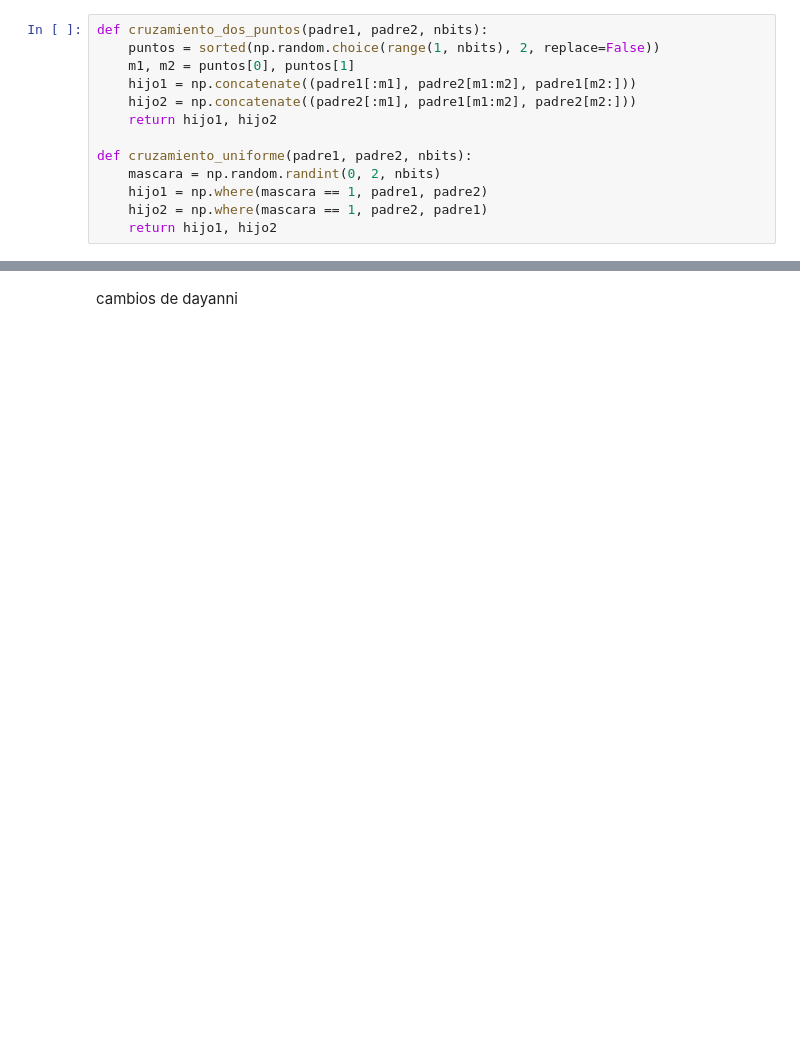
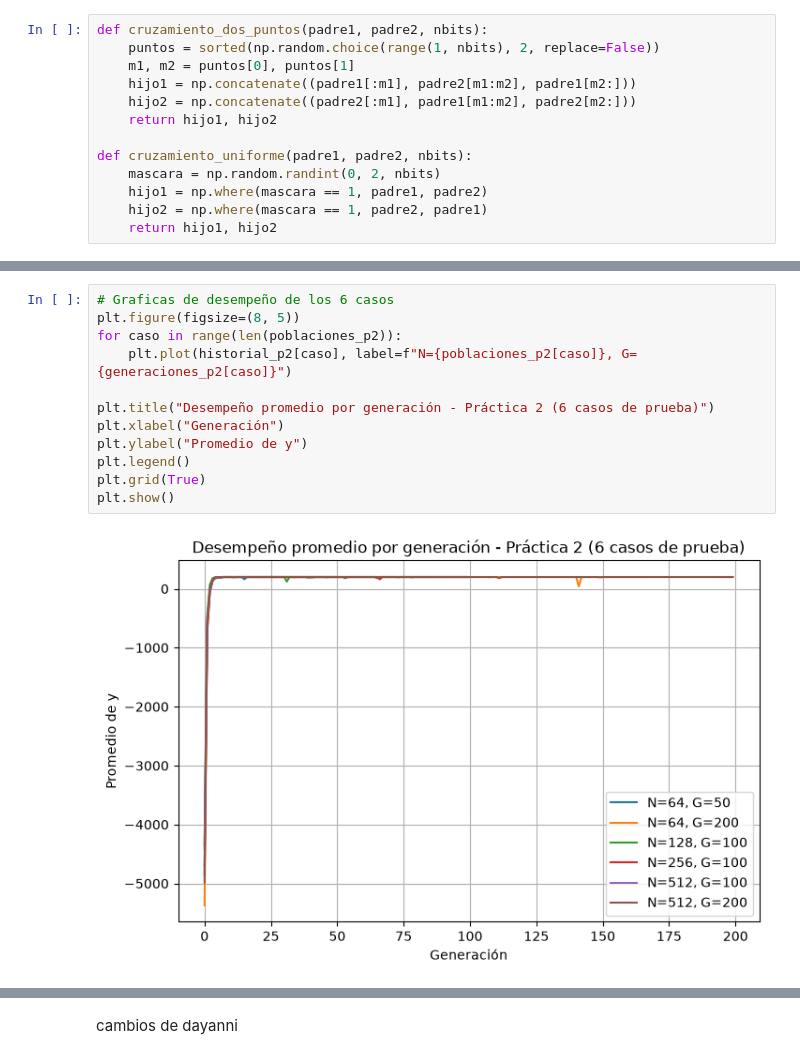
Before and after one commit to DayanniGodoy/MIA, a Jupyter notebook: MIA_Tarea1.ipynb, the cells around one changed output, grey strips where cells are left out. Saved outputs shown, nothing was run; the diff lists cells and outputs as text; blank space fills up the shorter version.

```diff
--- a/MIA_Tarea1.ipynb
+++ b/MIA_Tarea1.ipynb
@@ -551,0 +887,14 @@ Resultado: x=41.0993, y=199.9993
+# %%
+# Graficas de desempeño de los 6 casos
+plt.figure(figsize=(8, 5))
+for caso in range(len(poblaciones_p2)):
+    plt.plot(historial_p2[caso], label=f"N={poblaciones_p2[caso]}, G={generaciones_p2[caso]}")
+
+plt.title("Desempeño promedio por generación - Práctica 2 (6 casos de prueba)")
+plt.xlabel("Generación")
+plt.ylabel("Promedio de y")
+plt.legend()
+plt.grid(True)
+plt.show()
+# %% [output]
+[figure, added]
```
Also changed, not shown: parts of 23 cells of this notebook, 2 other files.
